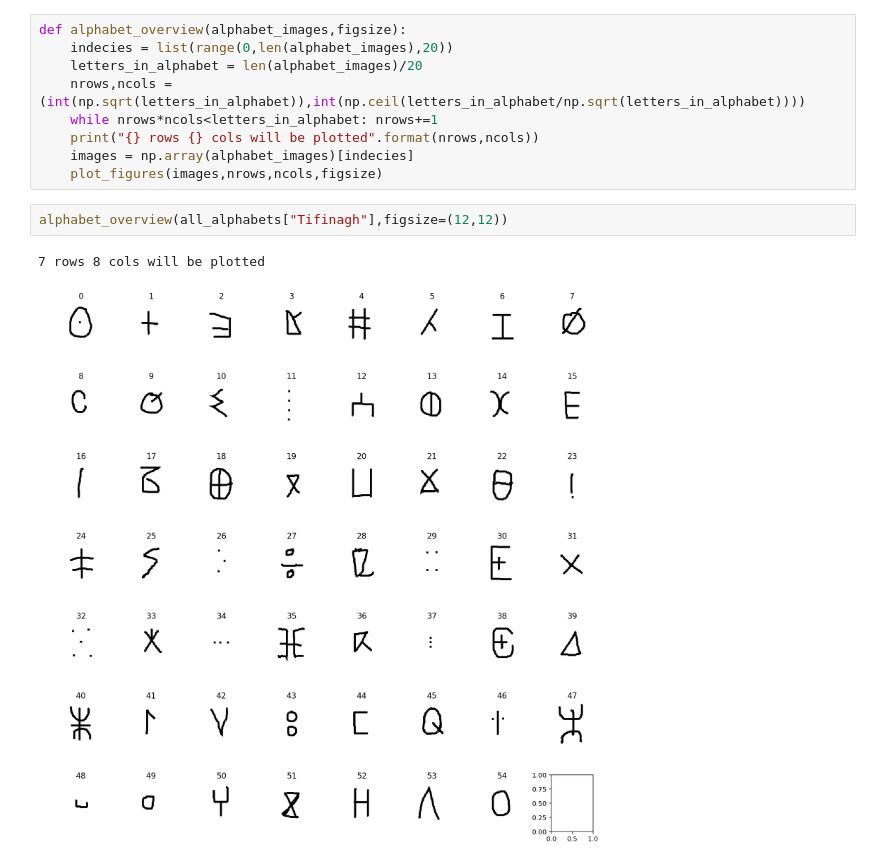
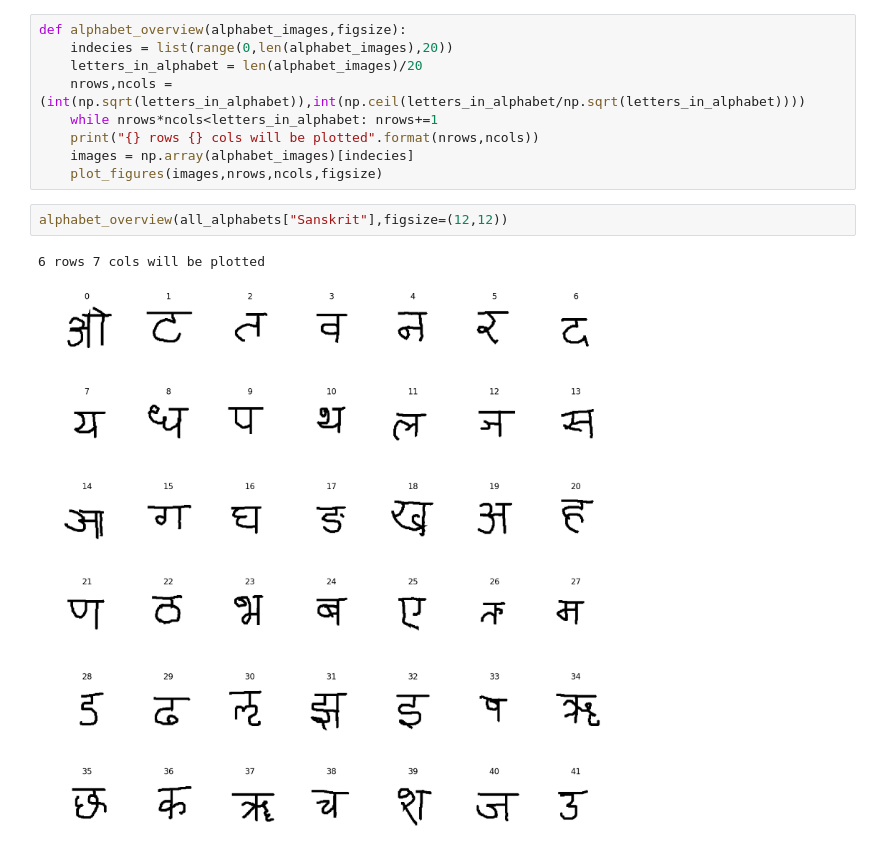
Before and after one commit to Monketo/FewShotLearning, a Jupyter notebook: Dataset_explorer.ipynb, the cells around one changed output. Cells and saved outputs as stored; diff of their text form.

Commit message:
Batch plotting,EDA

```diff
--- a/Dataset_explorer.ipynb
+++ b/Dataset_explorer.ipynb
@@ -112,8 +117,8 @@ def alphabet_overview(alphabet_images,figsize):
     images = np.array(alphabet_images)[indecies]
     plot_figures(images,nrows,ncols,figsize)
 # %%
-alphabet_overview(all_alphabets["Tifinagh"],figsize=(12,12))
+alphabet_overview(all_alphabets["Sanskrit"],figsize=(12,12))
 # %% [output]
-7 rows 8 cols will be plotted
+6 rows 7 cols will be plotted
-[figure, old version]
+[figure, new version]
 # %%
```
Also changed, not shown: parts of 3 cells of this notebook.
